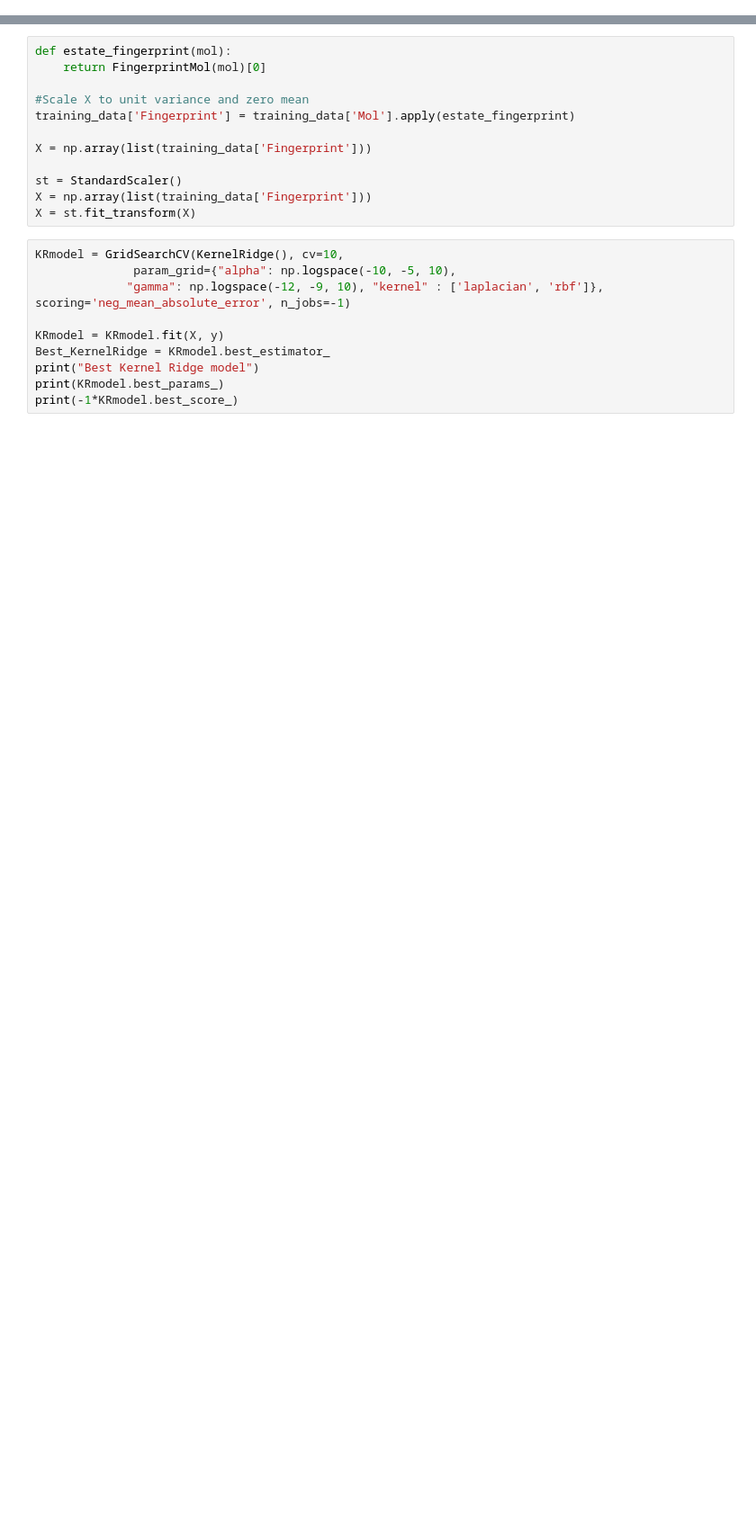
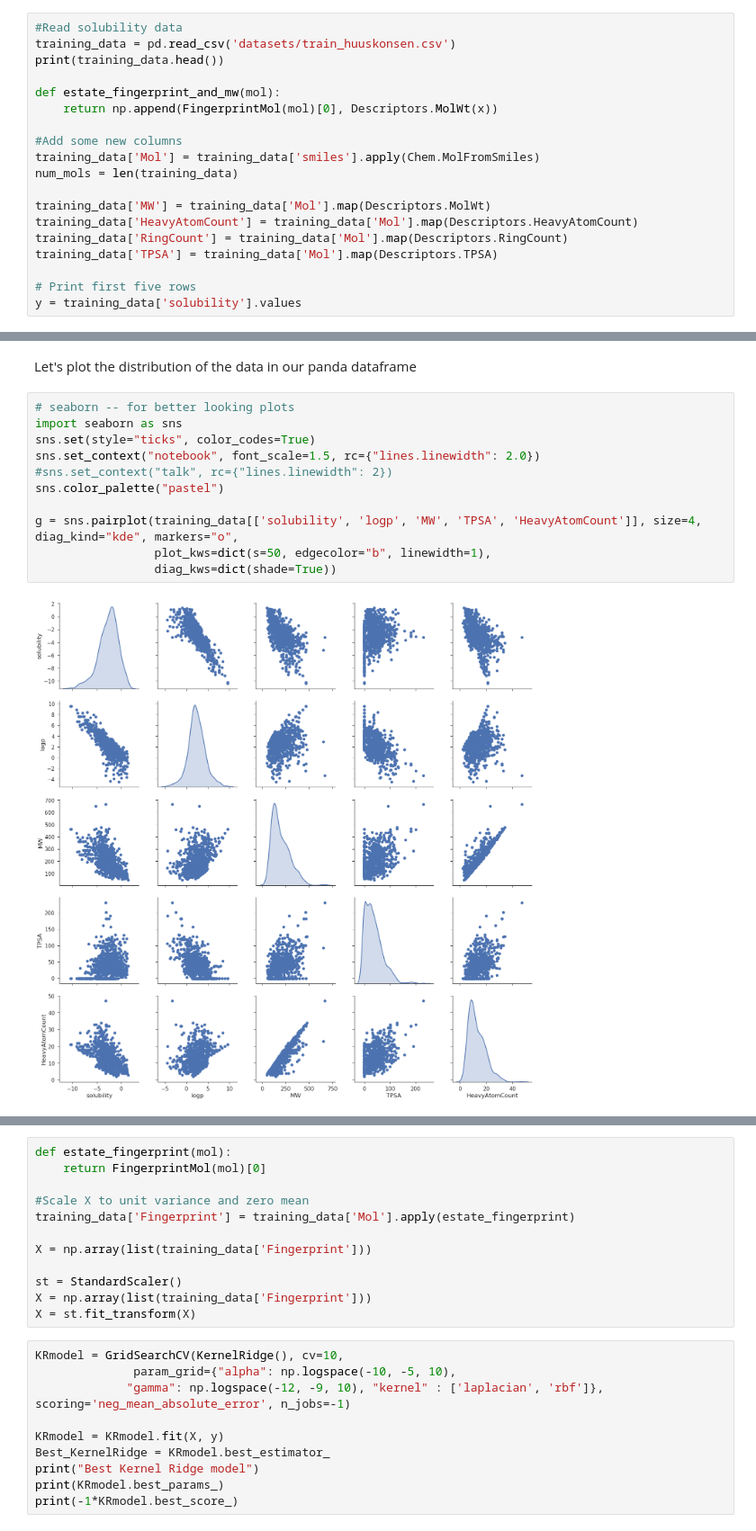
Before and after one commit to btatsis/MLND, a Jupyter notebook: CapStoneProject/QSAR_solubility.ipynb, the cells around one changed output, grey strips where cells are left out. Shown: that part at 90% size. Drawn from its saved outputs; the diff is of its cells as text; blank space fills up the shorter version.

```diff
--- a/CapStoneProject/QSAR_solubility.ipynb
+++ b/CapStoneProject/QSAR_solubility.ipynb
@@ -42,0 +29,19 @@ To do this, I have created a fingerprint object, which stores the name of the fi
+# %%
+#Read solubility data
+training_data = pd.read_csv('datasets/train_huuskonsen.csv')
+print(training_data.head())
+
+def estate_fingerprint_and_mw(mol):
+    return np.append(FingerprintMol(mol)[0], Descriptors.MolWt(x))
+
+#Add some new columns
+training_data['Mol'] = training_data['smiles'].apply(Chem.MolFromSmiles)
+num_mols = len(training_data)
+
+training_data['MW'] = training_data['Mol'].map(Descriptors.MolWt)
+training_data['HeavyAtomCount'] = training_data['Mol'].map(Descriptors.HeavyAtomCount)
+training_data['RingCount'] = training_data['Mol'].map(Descriptors.RingCount)
+training_data['TPSA'] = training_data['Mol'].map(Descriptors.TPSA)
+
+# Print first five rows
+y = training_data['solubility'].values
@@ -43,3 +55,18 @@ To do this, I have created a fingerprint object, which stores the name of the fi
+# %% [markdown]
+Let's plot the distribution of the data in our panda dataframe
+# %%
+# seaborn -- for better looking plots
+import seaborn as sns
+sns.set(style="ticks", color_codes=True)
+sns.set_context("notebook", font_scale=1.5, rc={"lines.linewidth": 2.0})
+#sns.set_context("talk", rc={"lines.linewidth": 2})
+sns.color_palette("pastel")
+
+g = sns.pairplot(training_data[['solubility', 'logp', 'MW', 'TPSA', 'HeavyAtomCount']], size=4, diag_kind="kde", markers="o",
+                 plot_kws=dict(s=50, edgecolor="b", linewidth=1),
+                 diag_kws=dict(shade=True))
+# %% [output]
+[figure, added]
 # %%
 from rdkit.Chem.rdMolDescriptors import GetMorganFingerprint, GetHashedAtomPairFingerprintAsBitVect
 from rdkit.Chem.rdMolDescriptors import GetHashedTopologicalTorsionFingerprintAsBitVect
```
Also changed, not shown: parts of 12 cells of this notebook, 24 other files.
